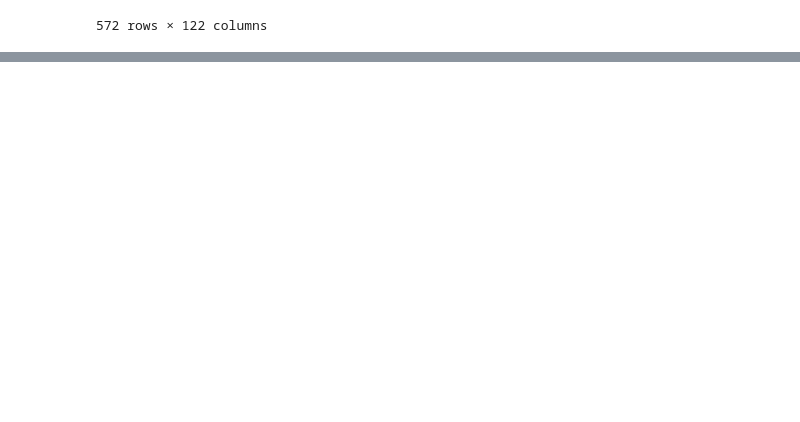
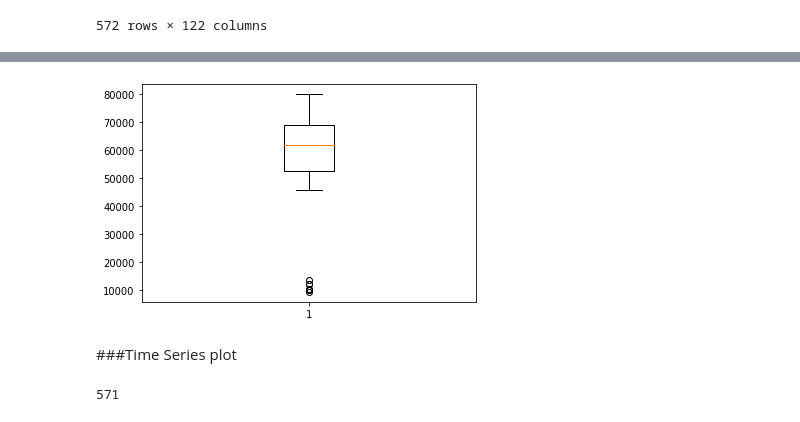
Before and after one commit to nichakornchaisuwan/DWDM21, a Jupyter notebook: Data102_(Chapter2).ipynb, the cells around one changed output, grey strips where cells are left out. Drawn from its saved outputs; the diff is of its cells as text; code cells hidden in the pictures; blank space fills up the shorter version.

```diff
--- a/Data102_(Chapter2).ipynb
+++ b/Data102_(Chapter2).ipynb
@@ -34,0 +187,10 @@ data
+# %%
+ret = plt.boxplot(dataN['Total Testing'][-54:])
+# %% [output]
+[figure, added]
+# %% [markdown]
+###Time Series plot
+# %%
+len(dataN['positive'][1:])
+# %% [output]
+571
```
Also changed, not shown: parts of 23 cells of this notebook.
